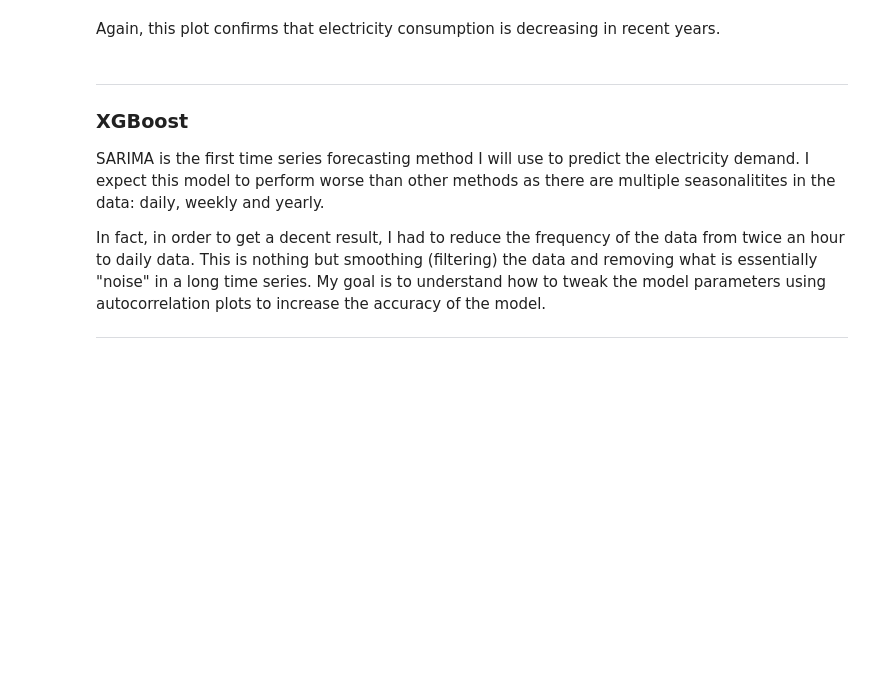
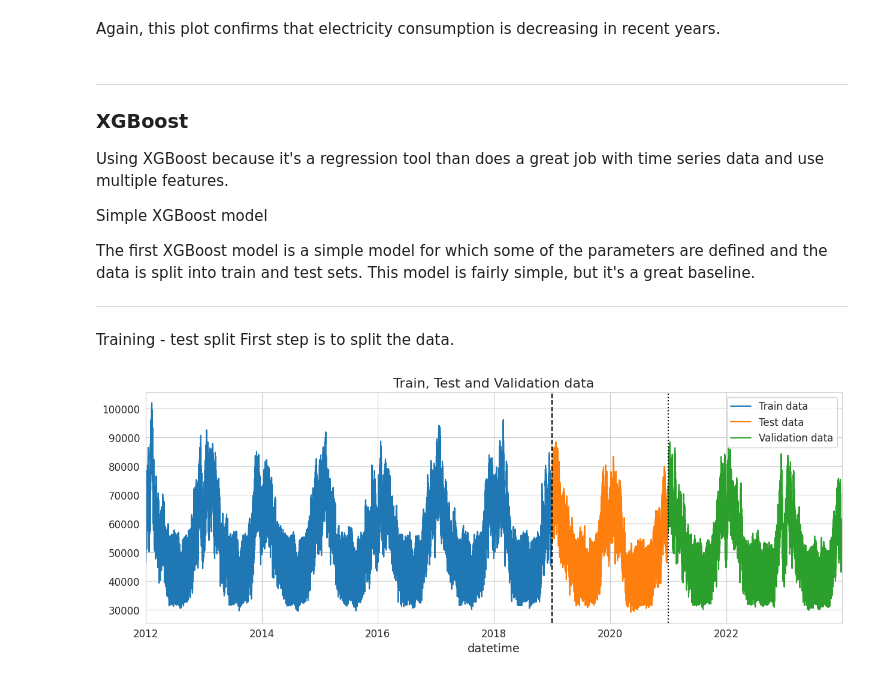
Before and after one commit to Guigz2/SP_Electrical_consumption, a Jupyter notebook: main.ipynb, the cells around one changed output. Saved outputs shown, nothing was run; the diff lists cells and outputs as text; code cells hidden in the pictures; blank space fills up the shorter version.

Commit message:
Model with XGBoost with Cross validation

```diff
--- a/main.ipynb
+++ b/main.ipynb
@@ -410,9 +407,49 @@ Again, this plot confirms that electricity consumption is decreasing in recent y
 ### XGBoost
 
 
-SARIMA is the first time series forecasting method I will use to predict the electricity demand. I expect this model to perform worse than other methods as there are multiple seasonalitites in the data: daily, weekly and yearly.
+Using XGBoost because it's a regression tool than does a great job with time series data and use multiple features.
 
-In fact, in order to get a decent result, I had to reduce the frequency of the data from twice an hour to daily data. This is nothing but smoothing (filtering) the data and removing what is essentially "noise" in a long time series. My goal is to understand how to tweak the model parameters using autocorrelation plots to increase the accuracy of the model.
+Simple XGBoost model
 
+The first XGBoost model is a simple model for which some of the parameters are defined and the data is split into train and test sets. This model is fairly simple, but it's a great baseline.
 
 <hr>
+# %% [markdown]
+Training - test split
+First step is to split the data.
+# %%
+#Define the features and target variable
+df = data.copy()
+df["settlement_period"] = df.index.hour * 2 + (df.index.minute // 30) + 1
+df["day_of_month"] = df.index.day
+df["day_of_week"] = df.index.day_of_week
+df["day_of_year"] = df.index.day_of_year
+df["quarter"] = df.index.quarter
+df["month"] = df.index.month
+df["year"] = df.index.year
+df["week_of_year"] = df.index.isocalendar().week.astype("int64")
+
+#Add three lags to the dataset containing information from the previous 3 years
+target_map =df["consommation"].to_dict()
+
+df["lag1"] = (df.index - pd.Timedelta("364 days")).map(target_map)
+df["lag2"] = (df.index - pd.Timedelta("728 days")).map(target_map)
+df["lag3"] = (df.index - pd.Timedelta("1092 days")).map(target_map)
+
+threshold_date_1 = "2019-01-01"
+threshold_date_2 = "2021-01-01"
+
+train_data = df.loc[df.index < threshold_date_1].copy()
+test_data = df.loc[(df.index >= threshold_date_1) & (df.index < threshold_date_2)].copy()
+val_data = df.loc[df.index >= threshold_date_2].copy()
+# %%
+fig, ax = plt.subplots(figsize=(15, 5))
+train_data["consommation"].plot(ax=ax, label="Train data")
+test_data["consommation"].plot(ax=ax, label="Test data")
+val_data["consommation"].plot(ax=ax, label="Validation data")
+ax.axvline(threshold_date_1, color="k", ls="--")
+ax.axvline(threshold_date_2, color="k", ls=":")
+ax.set_title("Train, Test and Validation data")
+ax.legend();
+# %% [output]
+[figure, added]
```
Also changed, not shown: parts of 18 cells of this notebook.
